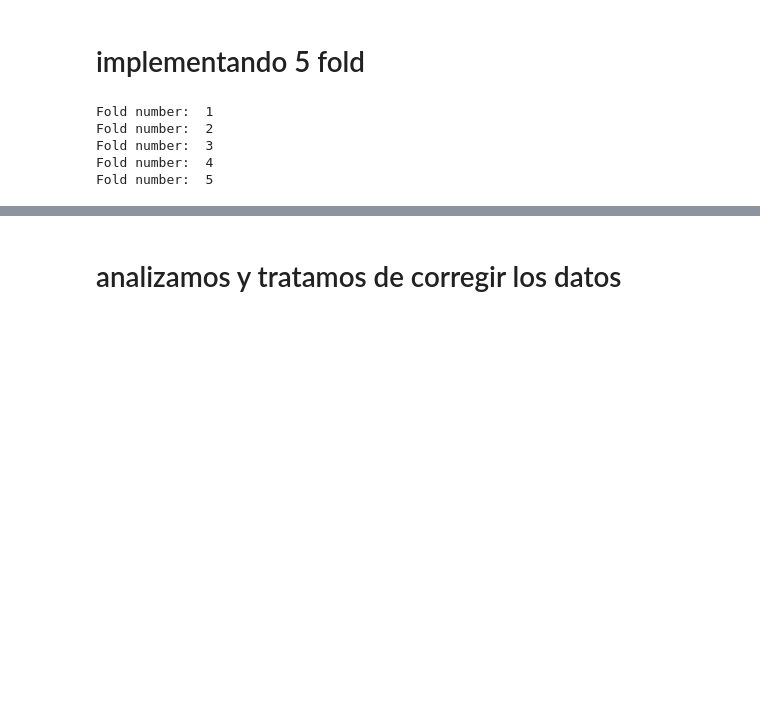
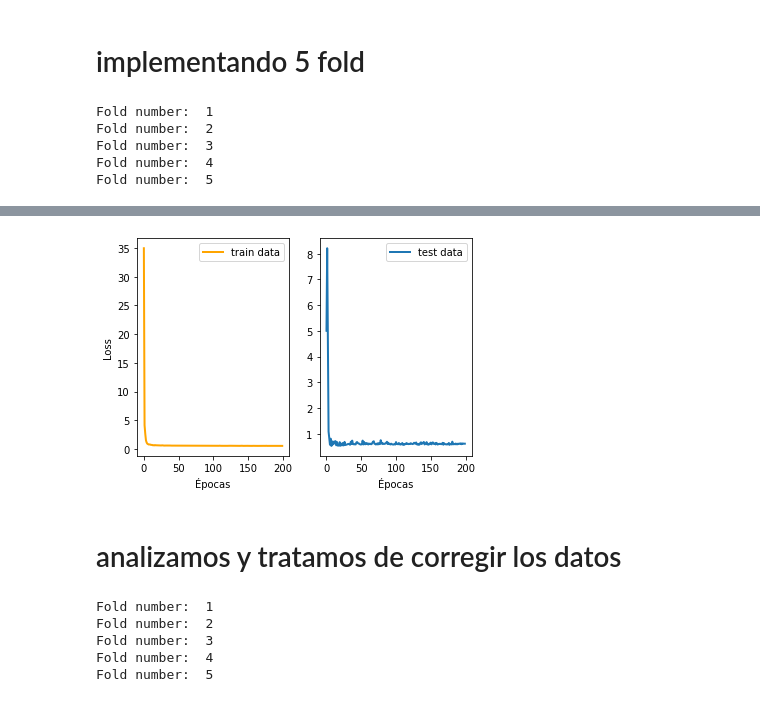
Before and after one commit to denisecammarota/DeepLearning, a Jupyter notebook: Pract4/Ej6.ipynb, the cells around one changed output, grey strips where cells are left out. Saved outputs shown, nothing was run; the diff lists cells and outputs as text; code cells hidden in the pictures; blank space fills up the shorter version.

```diff
--- a/Pract4/Ej6.ipynb
+++ b/Pract4/Ej6.ipynb
@@ -166,3 +171,15 @@ Text(0, 0.5, 'Loss')
+# %%
+fig, (ax1, ax2) = plt.subplots(1, 2)
+ax2.plot(history.history['val_loss'],label='test data',linewidth=2)
+ax1.set_xlabel('Épocas')
+ax2.set_xlabel('Épocas')
+ax1.set_ylabel('Loss')
+ax2.legend()
+ax1.plot(history.history['loss'],label='train data',linewidth=2,c='orange')
+ax1.legend()
+fig.savefig('ej6_1_losses.pdf')
+# %% [output]
+[figure, added]
 # %% [markdown]
 # analizamos y tratamos de corregir los datos
 # %%
@@ -181,6 +198,37 @@ while j <= 6:
             x_total[i,j] = mean
         i += 1
     j += 1
+# %%
+num_folds = 5
+acc_folds = []
+#defino algunas constantes que son utiles, como en problemas anteriores
+n_capa1 = 16 #dice 2 porque iba a ser de la capa 2
+n_capa2 = 8
+n_capa3 = 1 #idem. por prueba empirica y tiempo, al ver que funcionaba lo deje asi.
+rg = 0
+num_fold = 1
+epocas = 200 #cantidad de epocas
+kf = KFold(n_splits=num_folds)
+kf.get_n_splits(x_total)
+for train, test in kf.split(x_total):
+    print('Fold number: ',num_fold)
+    x = keras.layers.Input(shape=(n_dim,)) #capa de input
+    l1 = keras.layers.Dense(units=n_capa1, activation='relu',kernel_initializer = keras.initializers.RandomNormal(stddev=0.8),kernel_regularizer=keras.regularizers.l2(rg))(x)
+    l2 = keras.layers.Dense(units=n_capa2, activation='relu',kernel_initializer = keras.initializers.RandomNormal(stddev=0.8),kernel_regularizer=keras.regularizers.l2(rg))(l1)
+    l3 = keras.layers.Dense(units=n_capa3, activation='sigmoid',kernel_initializer = keras.initializers.RandomNormal(stddev=0.8),kernel_regularizer=keras.regularizers.l2(rg))(l2)
+    model = keras.Model(inputs=x, outputs=l3)
+    optimizer = keras.optimizers.SGD(1e-3)
+    model.compile(optimizer, loss=keras.losses.BinaryCrossentropy(), metrics=['acc'])
+    history = model.fit(x_total[train], y_total[train], epochs=epocas,
+                        validation_data=(x_total[test], y_total[test]),shuffle=True,batch_size=10, verbose=0)
+    acc_folds.append(history.history['val_acc'])
+    num_fold = num_fold + 1
+# %% [output]
+Fold number:  1
+Fold number:  2
+Fold number:  3
+Fold number:  4
+Fold number:  5
 # %%
 max_lists = max(acc_folds)
 min_lists = min(acc_folds)
```
Also changed, not shown: parts of 9 cells of this notebook, 17 other files.
